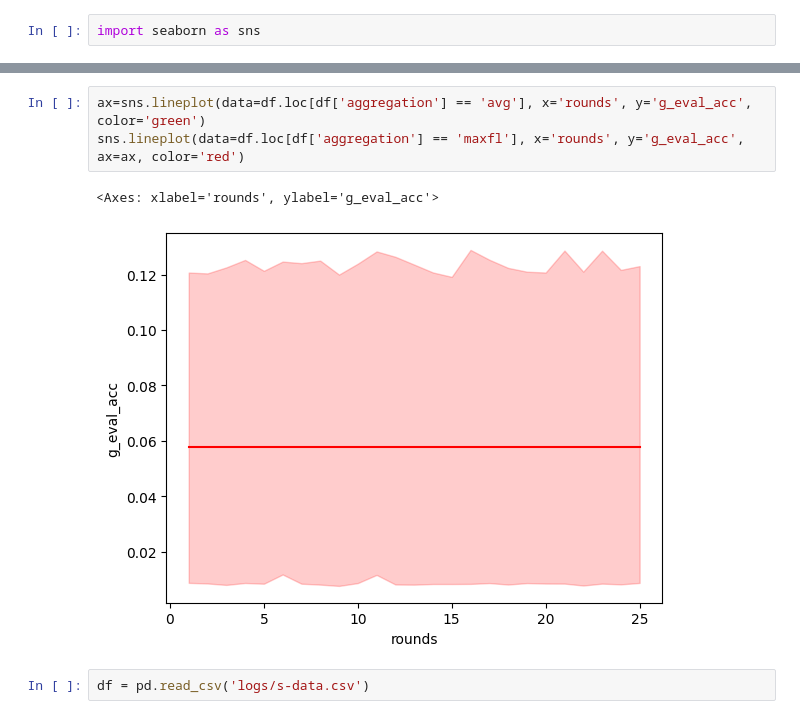
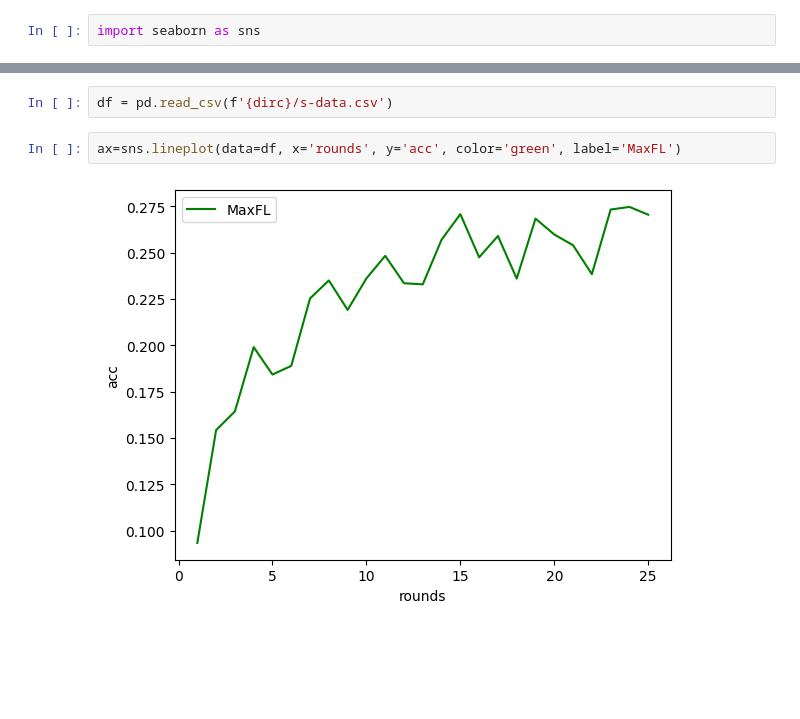
Before and after one commit to rafaeloj/LetsFed, a Jupyter notebook: teste.ipynb, the cells around one changed output, grey strips where cells are left out. Cells and saved outputs as stored; diff of their text form; blank space fills up the shorter version.

```diff
--- a/teste.ipynb
+++ b/teste.ipynb
@@ -53,8 +74,6 @@ import seaborn as sns
+# %%
+df = pd.read_csv(f'{dirc}/s-data.csv')
 # %%
-ax=sns.lineplot(data=df.loc[df['aggregation'] == 'avg'], x='rounds', y='g_eval_acc', color='green')
-sns.lineplot(data=df.loc[df['aggregation'] == 'maxfl'], x='rounds', y='g_eval_acc', ax=ax, color='red')
+ax=sns.lineplot(data=df, x='rounds', y='acc', color='green', label='MaxFL')
 # %% [output]
-<Axes: xlabel='rounds', ylabel='g_eval_acc'>
-[figure, old version]
+[figure, new version]
-# %%
-df = pd.read_csv('logs/s-data.csv')
```
Also changed, not shown: parts of 9 cells of this notebook, 8 other files.
